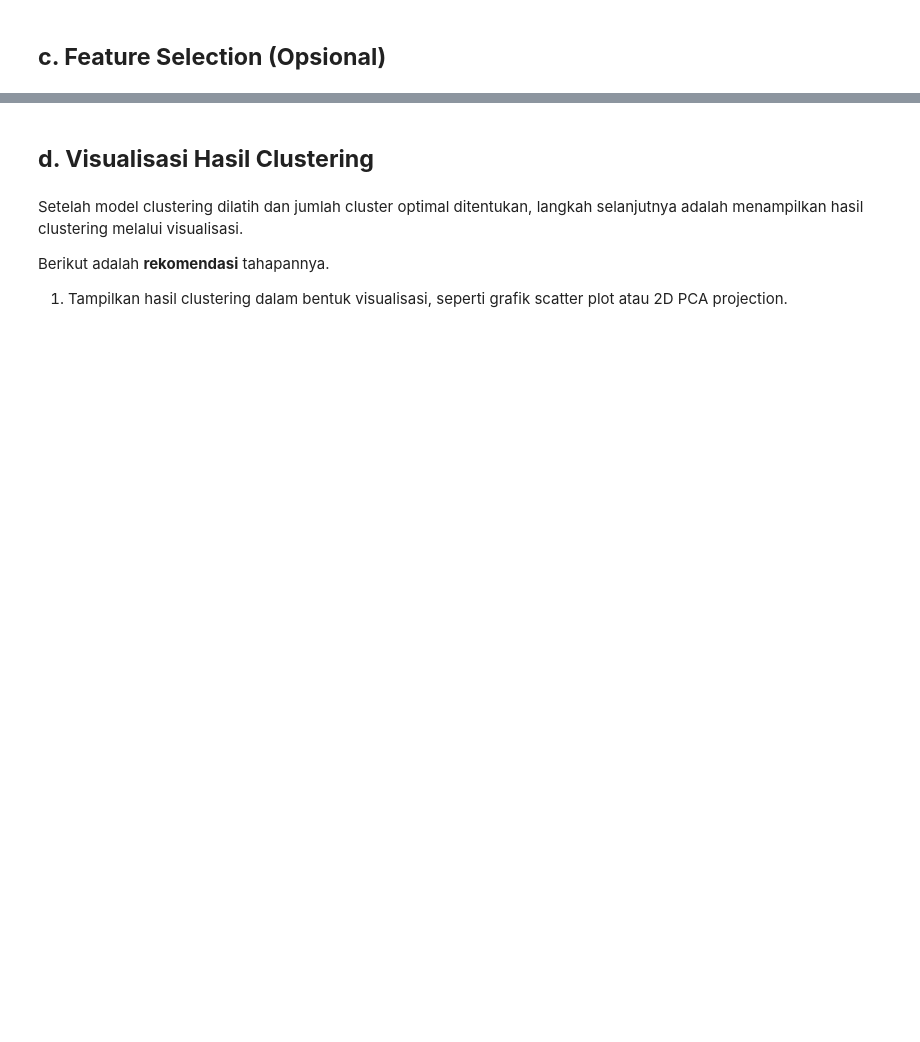
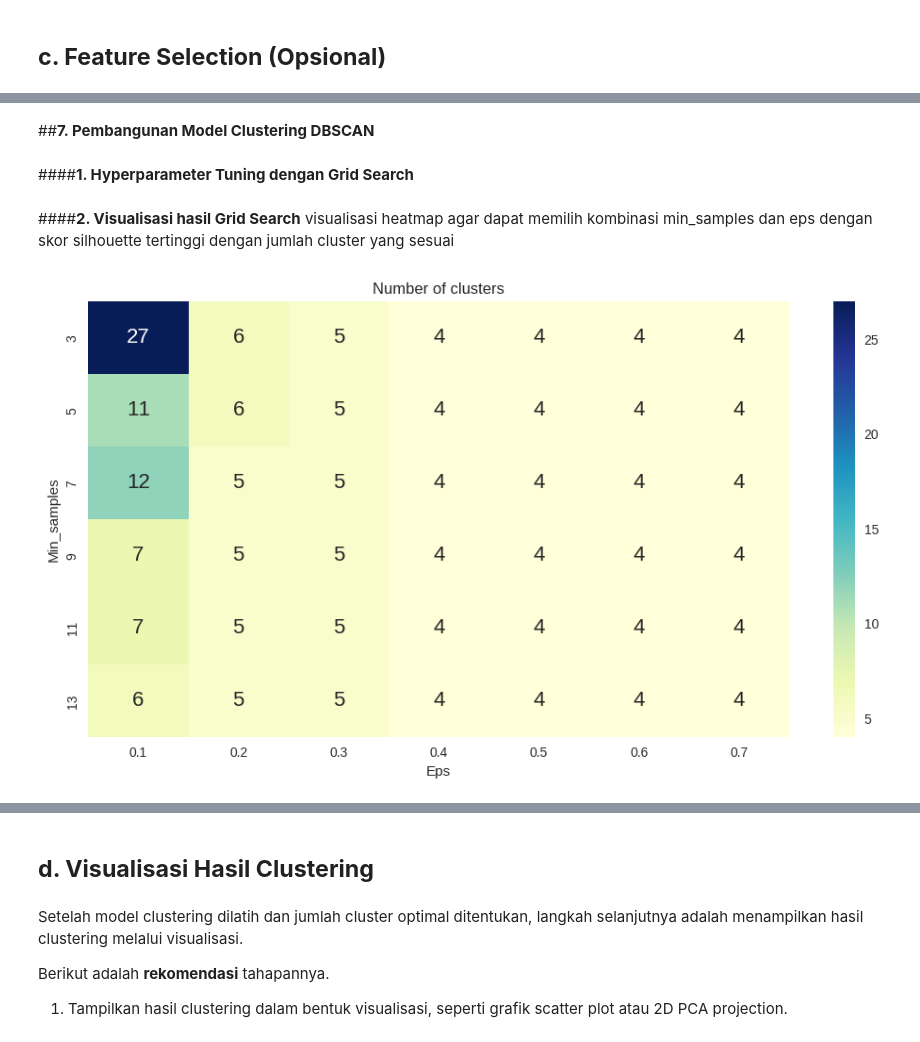
Before and after one commit to Us9r/DicodingBMLP, a Jupyter notebook: [Clustering]_Submission_Akhir_BMLP_Us9r.ipynb, the cells around one changed output, grey strips where cells are left out. Cells and saved outputs as stored; diff of their text form; code cells hidden in the pictures; blank space fills up the shorter version.

```diff
--- a/[Clustering]_Submission_Akhir_BMLP_Us9r.ipynb
+++ b/[Clustering]_Submission_Akhir_BMLP_Us9r.ipynb
@@ -719,0 +672,19 @@ Silakan lakukan feature selection jika Anda membutuhkan optimasi model clusterin
+# %%
+# Filter Cuisine_Group dan Diet_type
+filtered_df = df[
+    (df['Cuisine_Group_Asia'] == 0) &
+    (df['Cuisine_Group_World'] == 0) &
+    (df['Diet_type_paleo'] == 0) &
+    (df['Diet_type_keto'] == 0) &
+    (df['Diet_type_dash'] == 0)
+]
+
+# Hapus kolom yang tidak diperlukan (opsional)
+columns_to_drop = ['Cuisine_Group_Asia', 'Cuisine_Group_World',
+                   'Diet_type_paleo', 'Diet_type_keto', 'Diet_type_dash']
+filtered_df = filtered_df.drop(columns=columns_to_drop)
+
+# Reset indeks (opsional)
+filtered_df = filtered_df.reset_index(drop=True)
+
+# ... (lanjutkan dengan kode Anda) ... kunciiiiiii
@@ -719,0 +707,33 @@ Silakan lakukan feature selection jika Anda membutuhkan optimasi model clusterin
+# %% [markdown]
+##**7. Pembangunan Model Clustering DBSCAN**
+# %% [markdown]
+####**1. Hyperparameter Tuning dengan Grid Search**
+# %%
+eps_values = np.array([0.1, 0.2, 0.3, 0.4, 0.5, 0.6, 0.7])  # Use np.array to create an array with specified values
+min_samples = np.array([3, 5, 7, 9, 11, 13]) # Use np.array to create an array with specified values
+
+DBSCAN_params = list(product(eps_values, min_samples))
+# %%
+no_of_clusters = []
+sil_score = []
+
+for p in DBSCAN_params:
+    DBS_clustering = DBSCAN(eps=p[0], min_samples=p[1]).fit(filtered_df)
+    no_of_clusters.append(len(np.unique(DBS_clustering.labels_)))
+    sil_score.append(silhouette_score(filtered_df, DBS_clustering.labels_))
+# %% [markdown]
+####**2. Visualisasi hasil Grid Search**
+visualisasi heatmap agar dapat memilih kombinasi min_samples dan eps dengan skor silhouette tertinggi dengan jumlah cluster yang sesuai
+# %%
+
+tmp = pd.DataFrame.from_records(DBSCAN_params, columns =['Eps', 'Min_samples'])
+tmp['No_of_clusters'] = no_of_clusters
+
+pivot_1 = pd.pivot_table(tmp, values='No_of_clusters', index='Min_samples', columns='Eps')
+
+fig, ax = plt.subplots(figsize=(12,6))
+sns.heatmap(pivot_1, annot=True,annot_kws={"size": 16}, cmap="YlGnBu", ax=ax)
+ax.set_title('Number of clusters')
+plt.show()
+# %% [output]
+[figure, added]
```
Also changed, not shown: parts of 40 cells of this notebook.
